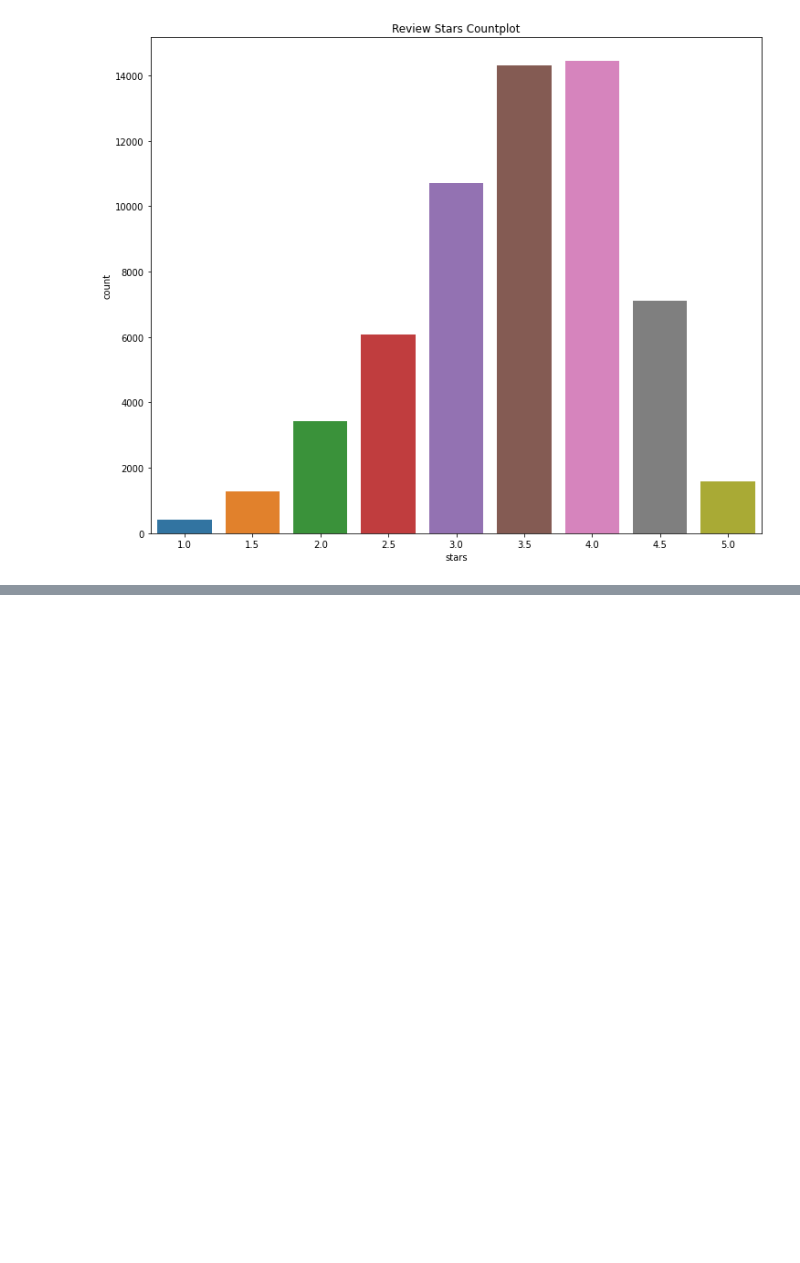
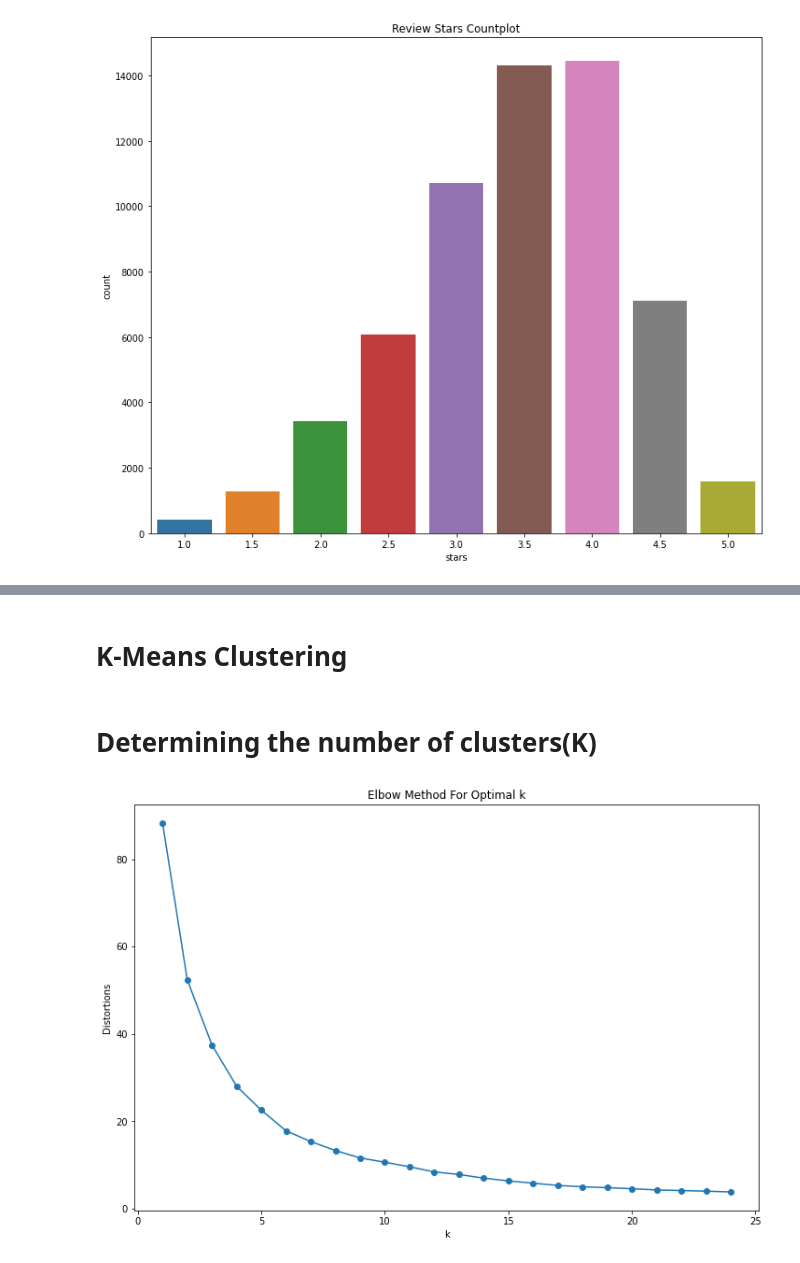
Before and after one commit to nahomHmichael/Restaurant-recommender-system, a Jupyter notebook: Restaurant_recommendation_system.ipynb, the cells around one changed output, grey strips where cells are left out. Cells and saved outputs as stored; diff of their text form; code cells hidden in the pictures; blank space fills up the shorter version.

Commit message:
Determined number of clusters(K) and plotted map of the clusters

```diff
--- a/Restaurant_recommendation_system.ipynb
+++ b/Restaurant_recommendation_system.ipynb
@@ -140,0 +169,6 @@ Pass the following variable as a keyword arg: x. From version 0.12, the only val
+# %%
+# FIltering restuarants that reside in lasvegas
+lasVegas = df_restaurants[df_restaurants.state == 'NV']
+# Plotting a scatter map of restuarants in lasvegas
+px.scatter_mapbox(lasVegas, lat="latitude", lon="longitude", color="stars", size='review_count' ,
+                   size_max=15, zoom=10, width=1200, height=800)
@@ -140,0 +177,24 @@ Pass the following variable as a keyword arg: x. From version 0.12, the only val
+# %% [markdown]
+# K-Means Clustering
+# %% [markdown]
+# Determining the number of clusters(K)
+# %%
+# Elbow method to determine the number of K in Kmeans Clustering
+coords = lasVegas[['longitude','latitude']]
+
+distortions = []
+K = range(1,25)
+for k in K:
+    kmeansModel = KMeans(n_clusters=k)
+    kmeansModel = kmeansModel.fit(coords)
+    distortions.append(kmeansModel.inertia_)
+# %%
+fig, ax = plt.subplots(figsize=(12, 8))
+plt.plot(K, distortions, marker='o')
+plt.xlabel('k')
+plt.ylabel('Distortions')
+plt.title('Elbow Method For Optimal k')
+# plt.savefig('elbow.png')
+plt.show()
+# %% [output]
+[figure, added]
```
Also changed, not shown: parts of 13 cells of this notebook.
